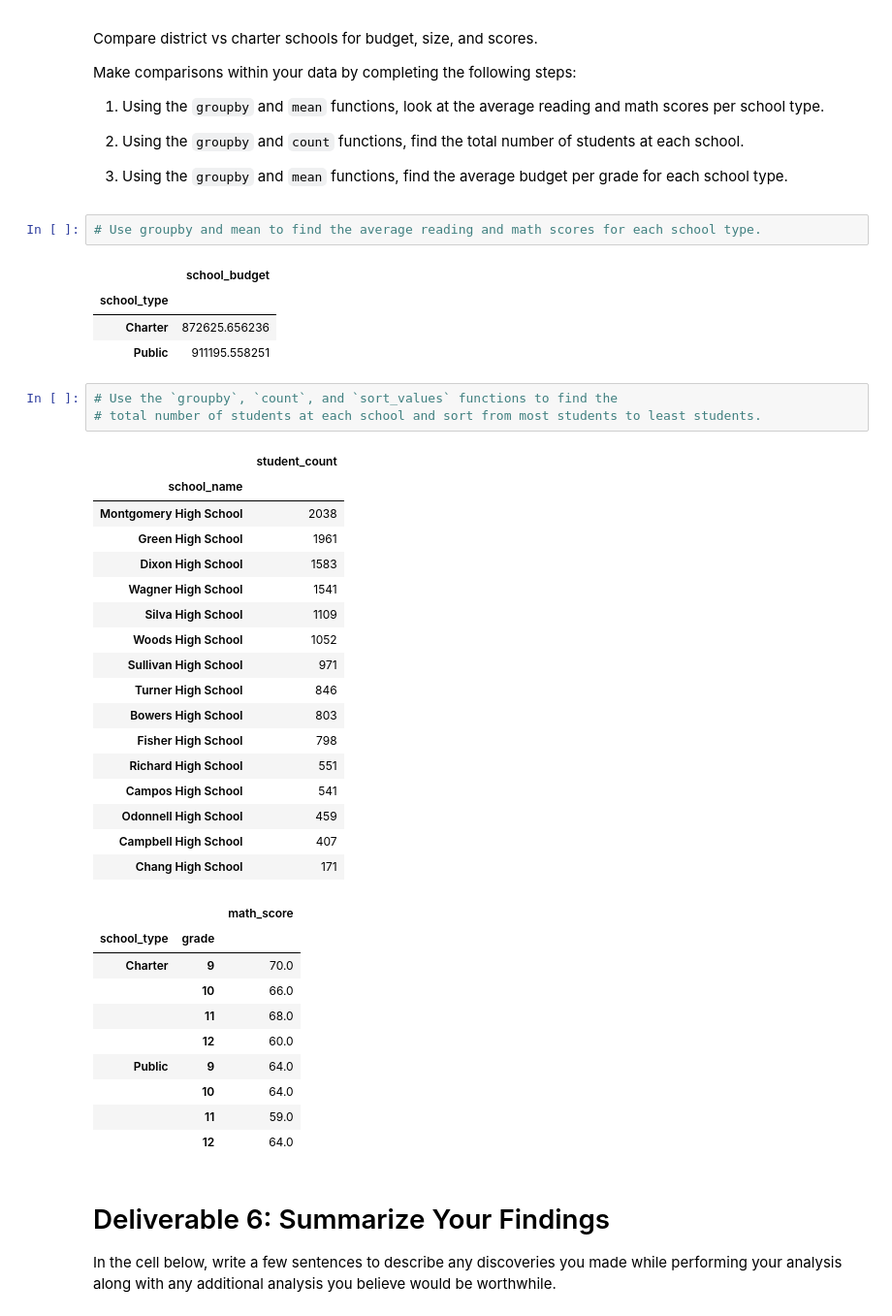
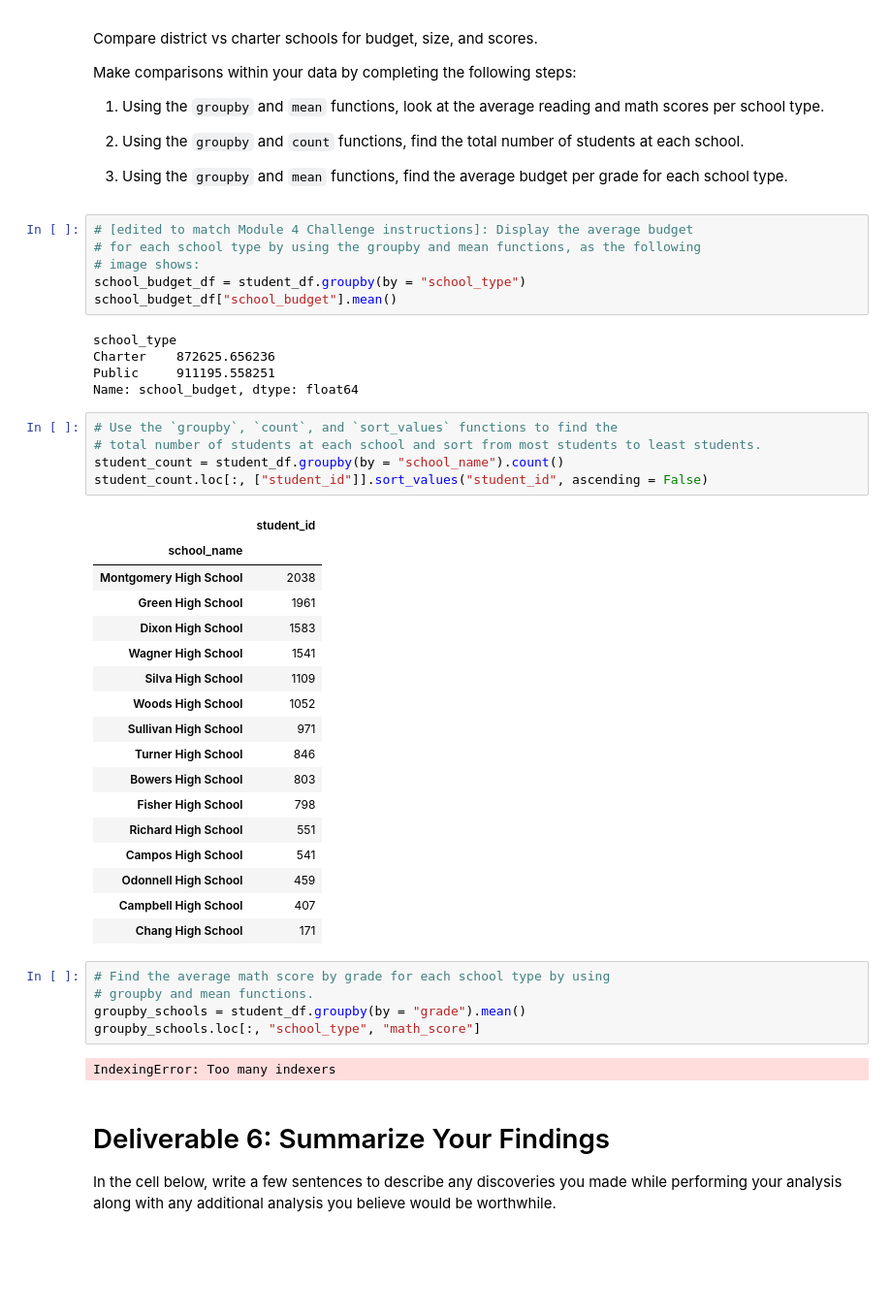
Before and after one commit to EBolinVA/School_Data_Analysis, a Jupyter notebook: Student_Data_Challenge_Starter_Code.ipynb, the cells around one changed output. Shown at 97% size. Saved outputs shown, nothing was run; the diff lists cells and outputs as text; blank space fills up the shorter version.

Commit message:
update challenge notebook

```diff
--- a/Student_Data_Challenge_Starter_Code.ipynb
+++ b/Student_Data_Challenge_Starter_Code.ipynb
@@ -274,17 +274,23 @@ Make comparisons within your data by completing the following steps:
 
 2. Using the `groupby` and `mean` functions, find the average budget per grade for each school type.
 # %%
-# Use groupby and mean to find the average reading and math scores for each school type.
+# [edited to match Module 4 Challenge instructions]: Display the average budget
+# for each school type by using the groupby and mean functions, as the following
+# image shows:
+school_budget_df = student_df.groupby(by = "school_type")
+school_budget_df["school_budget"].mean()
 # %% [output]
-|  | school_budget |
-| school_type |  |
-| Charter | 872625.656236 |
-| Public | 911195.558251 |
+school_type
+Charter    872625.656236
+Public     911195.558251
+Name: school_budget, dtype: float64
 # %%
 # Use the `groupby`, `count`, and `sort_values` functions to find the
 # total number of students at each school and sort from most students to least students.
+student_count = student_df.groupby(by = "school_name").count()
+student_count.loc[:, ["student_id"]].sort_values("student_id", ascending = False)
 # %% [output]
-|  | student_count |
+|  | student_id |
 | school_name |  |
 | Montgomery High School | 2038 |
 | Green High School | 1961 |
@@ -302,17 +308,12 @@ Make comparisons within your data by completing the following steps:
 | Campbell High School | 407 |
 | Chang High School | 171 |
 # %%
+# Find the average math score by grade for each school type by using
+# groupby and mean functions.
+groupby_schools = student_df.groupby(by = "grade").mean()
+groupby_schools.loc[:, "school_type", "math_score"]
 # %% [output]
-|  |  | math_score |
-| school_type | grade |  |
-| Charter | 9 | 70.0 |
-|  | 10 | 66.0 |
-|  | 11 | 68.0 |
-|  | 12 | 60.0 |
-| Public | 9 | 64.0 |
-|  | 10 | 64.0 |
-|  | 11 | 59.0 |
-|  | 12 | 64.0 |
+IndexingError: Too many indexers
 # %% [markdown]
 # Deliverable 6: Summarize Your Findings
 In the cell below, write a few sentences to describe any discoveries you made while performing your analysis along with any additional analysis you believe would be worthwhile.
```
